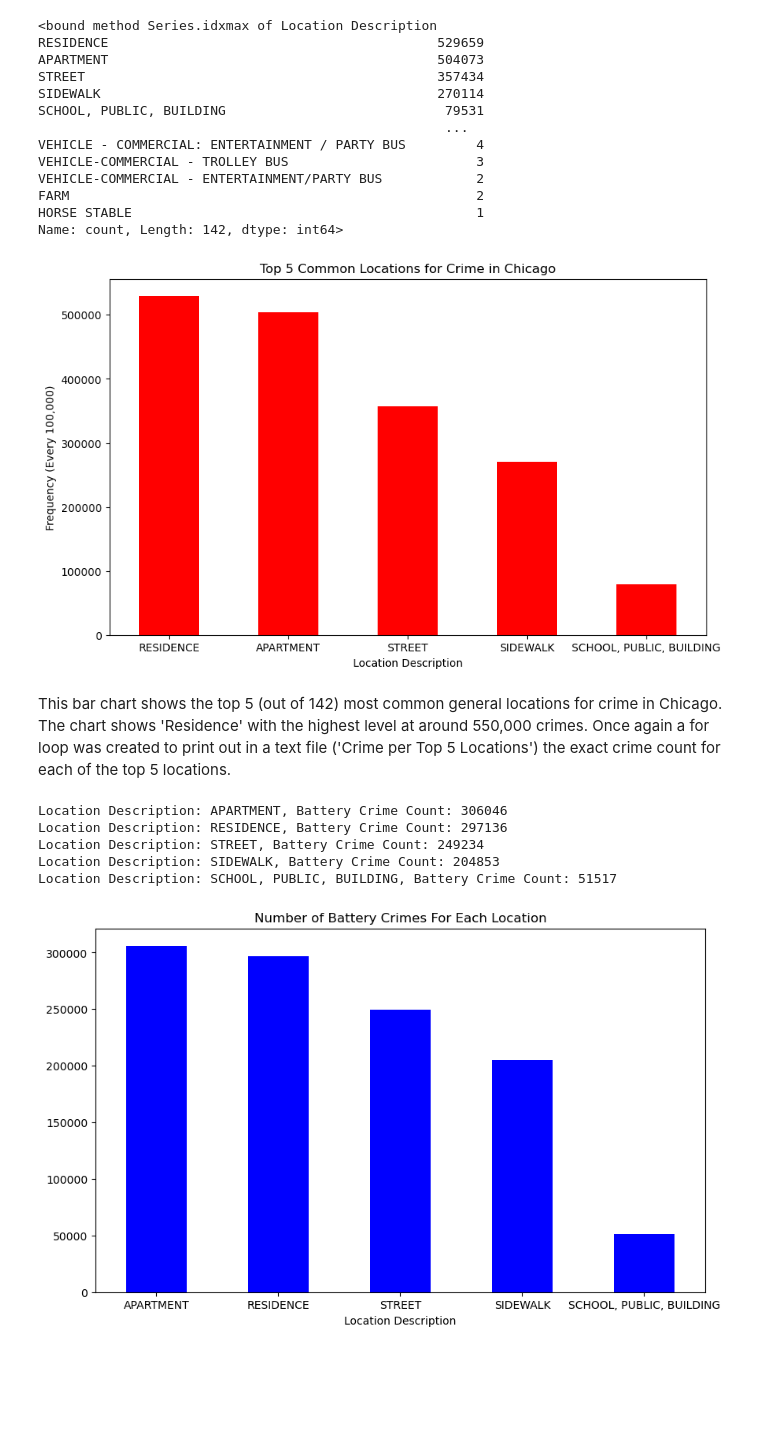
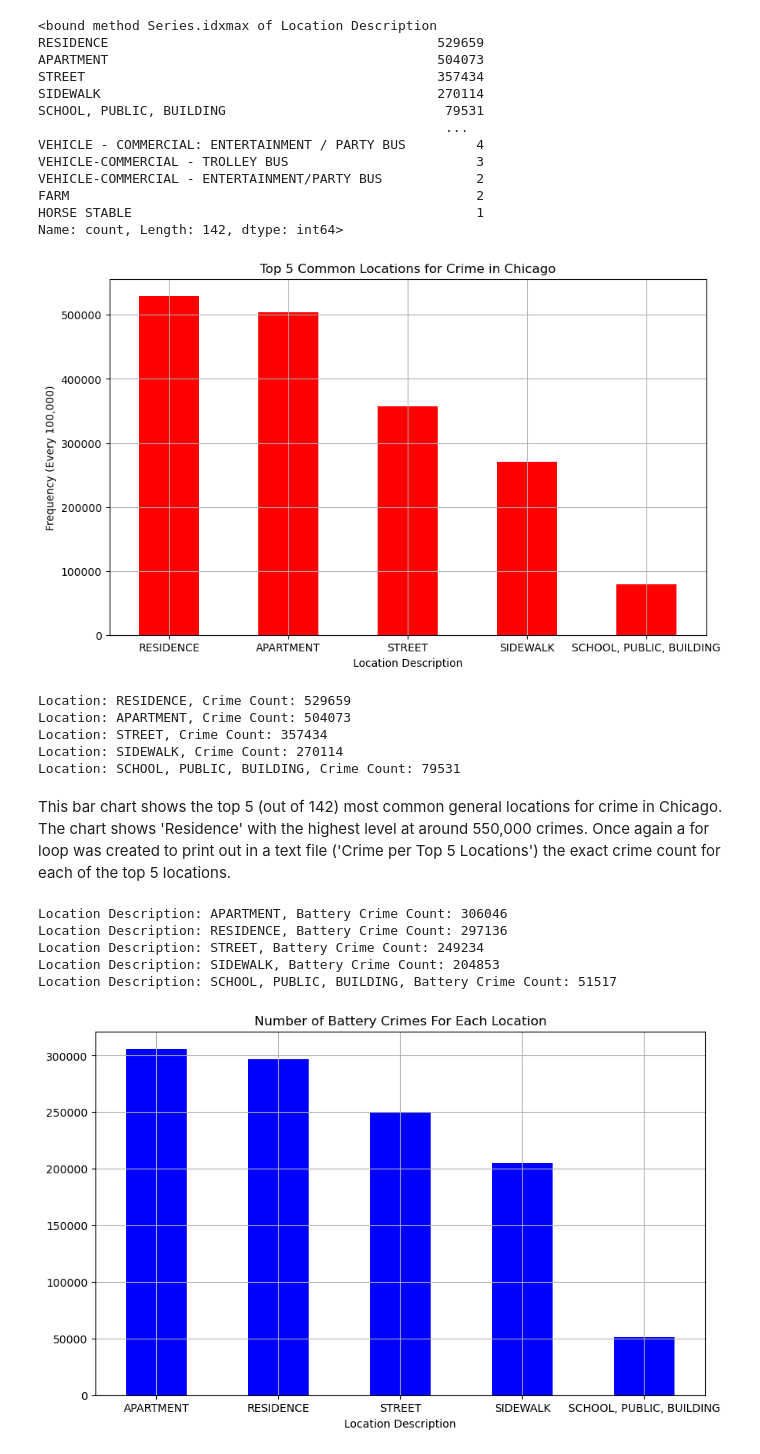
Before and after one commit to NathanRosse/Project1, a Jupyter notebook: joshprojectpart.ipynb, the cells around one changed output. Saved outputs shown, nothing was run; the diff lists cells and outputs as text; code cells hidden in the pictures; blank space fills up the shorter version.

```diff
--- a/joshprojectpart.ipynb
+++ b/joshprojectpart.ipynb
@@ -52,0 +51,19 @@ Here is a pie chart of the 5 major crimes from the Chicago Police dataset that w
+# %%
+# Extract the year from the 'Date' column
+top_5_locations = crime_data_df['Location Description'].value_counts().nlargest(5).index
+
+# Create a line chart for each of the top 5 locations
+plt.figure(figsize=(12, 8))
+
+for location in top_5_locations:
+    location_data = crime_data_df[crime_data_df['Location Description'] == location]
+    location_counts = location_data.groupby('Year').size()
+
+    plt.plot(location_counts.index, location_counts, label=location, marker='o', markersize=5)
+
+plt.title('Crime Trend in Top 5 Locations From 2001-2023')
+plt.xlabel('Year')
+plt.ylabel('Count')
+plt.legend(loc='upper right')
+plt.grid(True)
+plt.show()
@@ -65,5 +84,8 @@ plt.ylim(0,1500000)
 plt.grid()
 plt.savefig("Output Data/BarChartCrimeCount.png")
 plt.show()
+
+for crime, count in cc.items():
+    print(f"Crime:  {crime}, Count: {count} ")
 # %% [output]
 [figure]
@@ -92,6 +116,7 @@ file_name_2 = "Crime Per Top 5 Locations"
 with open(file_name_2, 'w') as file:
     for location, count in top_five.items():
         file.write(f"Location: {location}, Crime Count: {count} ")
+
 
 #Bar Chart Setup
 plt.figure(figsize=(10, 6))
@@ -100,34 +125,43 @@ plt.xticks(rotation=0)
 plt.ylabel('Frequency (Every 100,000)')
 plt.title('Top 5 Common Locations for Crime in Chicago')
 plt.savefig("Output Data/Top5LocationsBarChart.png")
+plt.grid()
 plt.show()
+
+for location, count in top_five.items():
+    print(f"Location: {location}, Crime Count: {count} ")
 # %% [output]
-[figure, old version]
+[figure, new version]
+Location: RESIDENCE, Crime Count: 529659
+Location: APARTMENT, Crime Count: 504073
+Location: STREET, Crime Count: 357434
+Location: SIDEWALK, Crime Count: 270114
+Location: SCHOOL, PUBLIC, BUILDING, Crime Count: 79531
 # %% [markdown]
 This bar chart shows the top 5 (out of 142) most common general locations for crime in Chicago. The chart shows 'Residence' with the highest level at around 550,000 crimes. Once again a for loop was created to print out in a text file ('Crime per Top 5 Locations') the exact crime count for each of the top 5 locations.
 # %%
 battery_crimes = crime_data_df[crime_data_df['Primary Type'] == 'BATTERY']
 top_five_2 = battery_crimes['Location Description'].value_counts().nlargest(5)
 
-for location, count in top_five.items():
+for location, count in top_five_2.items():
     print(f"Location Description: {location}, Battery Crime Count: {count}")
 
 #Bar Chart
 plt.figure(figsize=(10,6))
-top_five.plot(kind='bar', color='b')
+top_five_2.plot(kind='bar', color='b')
 plt.title('Number of Battery Crimes For Each Location')
 plt.xticks(rotation=0)
 plt.savefig("Output Data/BatteryTop5Locations.png")
 
-
+plt.grid()
 plt.show()
 # %% [output]
 Location Description: APARTMENT, Battery Crime Count: 306046
 Location Description: RESIDENCE, Battery Crime Count: 297136
 Location Description: STREET, Battery Crime Count: 249234
 Location Description: SIDEWALK, Battery Crime Count: 204853
 Location Description: SCHOOL, PUBLIC, BUILDING, Battery Crime Count: 51517
-[figure, old version]
+[figure, new version]
 # %%
 file_name_3 = "Battery Crime Each Location"
 with open(file_name_3, 'w') as file:
```
Also changed, not shown: parts of 5 cells of this notebook, 1 other file.
